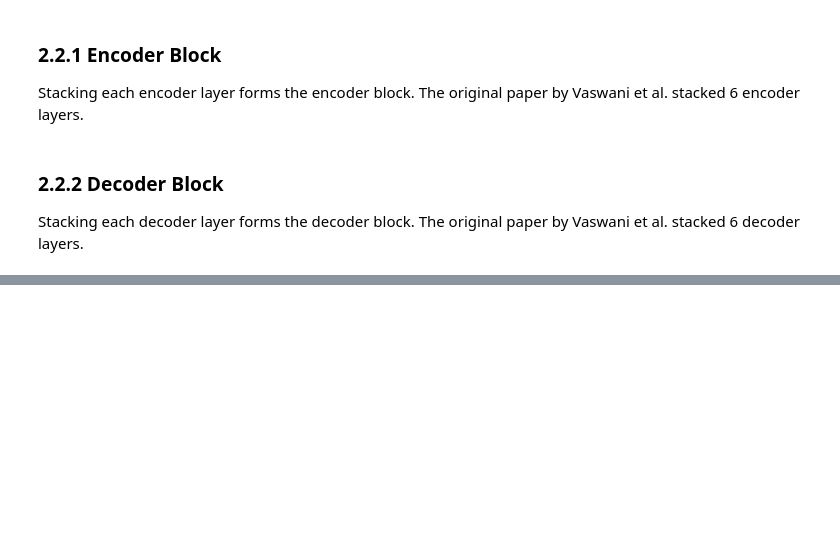
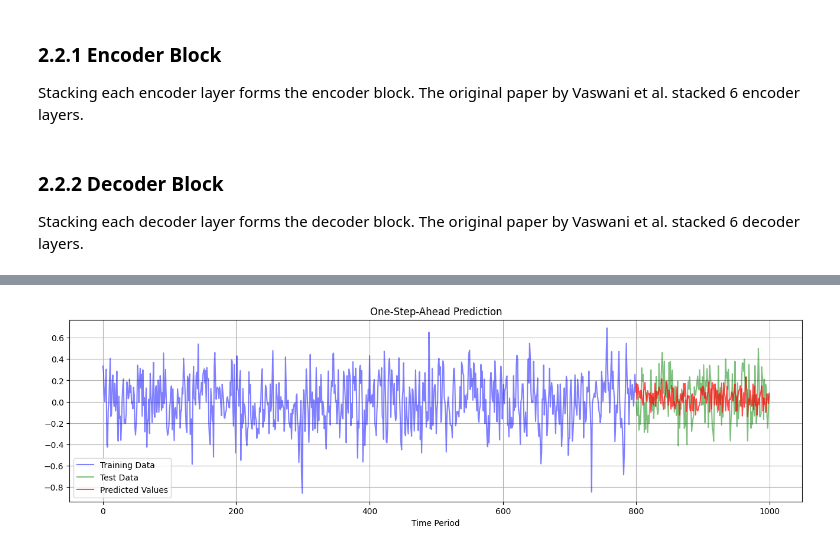
Before and after one commit to junyu-chen-academic/Transformer, a Jupyter notebook: transformer.ipynb, the cells around one changed output, grey strips where cells are left out. Cells and saved outputs as stored; diff of their text form; code cells hidden in the pictures; blank space fills up the shorter version.

Commit message:
updated the model; build functions of train, evaluate and plot

```diff
--- a/transformer.ipynb
+++ b/transformer.ipynb
@@ -162,8 +162,8 @@ class MultiHeadAttention(nn.Module):
         self,
         d_model: int = 512,
         n_heads: int = 8,
-        dropout: float = 0.1,
-        bias: bool = True
+        bias: bool = True,
+        dropout: float = 0,
     ):
         """
         Args:
@@ -300,7 +300,7 @@ class PositionwiseFeedForward(nn.Module):
       self,
       d_model: int,
       d_ffn: int,
-      dropout: float = 0.1
+      dropout: float
   ):
     """
     Args:
@@ -599,0 +853,74 @@ The _TimeSeriesAttention_ is a neural network model designed to predict time ser
+# %%
+######################################
+### Data Generation Process AR(1)
+######################################
+torch.manual_seed(seed)
+np.random.seed(seed)
+phi = 0.4
+sigma = 0.2  # sd. of noise
+n = 1000  # number of time points
+######################################
+######################################
+
+y_ar1 = np.zeros(n)
+
+# generate white noise
+epsilon = np.random.normal(0, sigma, n)
+
+# initialize the first value of the series
+y_ar1[0] = epsilon[0]
+
+# generate AR(1) time series
+for t in range(1, n):
+    y_ar1[t] = phi * y_ar1[t-1] + epsilon[t]
+    #y_ar1[t] = np.sin(y_ar1[t-1]) + epsilon[t]
+
+######################################
+### Input Data Setting
+######################################
+sequence_length = 1 # number of time steps per input sequence
+d_model = 1 # dimension
+batch_size = 8
+split_ratio = 0.8
+######################################
+######################################
+
+# create X (lagged values, y_{t-1}) and Y (current values, y_{t})
+X = y_ar1[:-1].reshape(-1, sequence_length, d_model) # reshape to (batch_size, sequence_length, d_model)
+Y = y_ar1[1:].reshape(-1, d_model) # reshape to (batch_size, d_model)
+
+dataloader_train, dataloader_test = split_and_build_dataloader(X, Y, batch_size=batch_size, split_ratio = split_ratio)
+
+######################################
+### Model training
+######################################
+n_heads = 1
+d_ffn = 32
+dropout = 0.0
+learning_rate = 0.0015
+epochs = 20
+######################################
+
+# model initialization
+model_ar1 = TimeSeriesAttention(
+    sequence_length=sequence_length,
+    d_model=d_model,
+    d_ffn=d_ffn,
+    n_heads=n_heads,
+    dropout=dropout, bias_att=False
+)
+
+# train the model
+model_trained = train_model(model_ar1, dataloader_train, learning_rate, epochs)
+# print the well-trained weights
+print("#"*20,"\nTrained Model Weights:")
+for name, param in model_trained.named_parameters():
+    if param.requires_grad:
+        print(f"{name}: {param.data}")
+
+# evaluate the model
+y_pred, mse = evaluate_model(model_ar1, dataloader_test)
+print(y_pred.shape)
+# plot the
+plot_predictions(y_pred=y_pred, y=y_ar1, split_ratio=split_ratio, filename="ar_1.png")
+# %% [output]
@@ -599,0 +944 @@ The _TimeSeriesAttention_ is a neural network model designed to predict time ser
+[figure, added]
```
Also changed, not shown: parts of 23 cells of this notebook.
